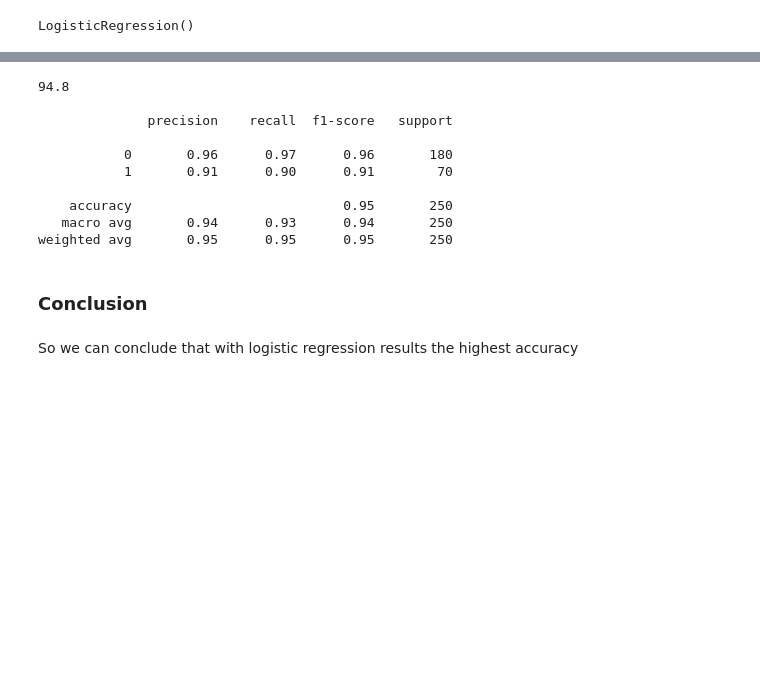
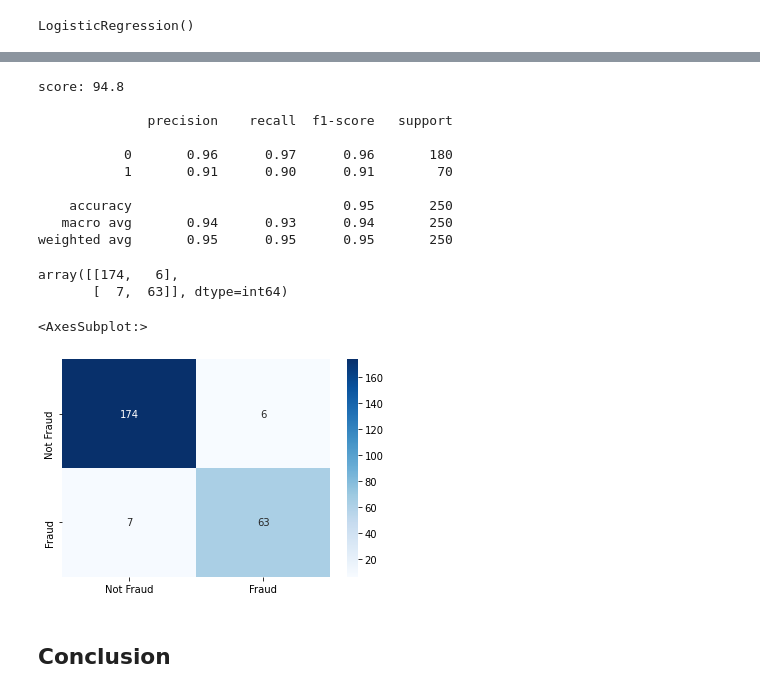
Before and after one commit to raissulaiman/Proyek4_Insurance-Fraud-Detetction, a Jupyter notebook: Insurance_Fraud_Detection.ipynb, the cells around one changed output, grey strips where cells are left out. Cells and saved outputs as stored; diff of their text form; code cells hidden in the pictures; blank space fills up the shorter version.

```diff
--- a/Insurance_Fraud_Detection.ipynb
+++ b/Insurance_Fraud_Detection.ipynb
@@ -253,11 +311,11 @@ LogisticRegression()
 preds_lr = lr.predict(X_test)
 # %%
 score = lr.score(X_test, y_test)
-print(100*score)
+print('score:', 100*score)
 print()
 print(classification_report(y_test, preds_lr))
 # %% [output]
-94.8
+score: 94.8
 
               precision    recall  f1-score   support
 
@@ -267,7 +325,19 @@ print(classification_report(y_test, preds_lr))
     accuracy                           0.95       250
    macro avg       0.94      0.93      0.94       250
 weighted avg       0.95      0.95      0.95       250
+# %%
+cm_lr = confusion_matrix(y_test, preds_lr)
+cm_lr
+# %% [output]
+array([[174,   6],
+       [  7,  63]], dtype=int64)
+# %%
+# display confusion matrix with dataframe
+cm_lr = pd.DataFrame(cm_lr)
+
+sns.heatmap(cm_lr, cmap='Blues', annot=True, fmt='' ,xticklabels=['Not Fraud','Fraud'], yticklabels=['Not Fraud','Fraud'])
+# %% [output]
+<AxesSubplot:>
+[figure, added]
 # %% [markdown]
-### Conclusion
+## Conclusion
-# %% [markdown]
-So we can conclude that with logistic regression results the highest accuracy
```
Also changed, not shown: parts of 26 cells of this notebook.
